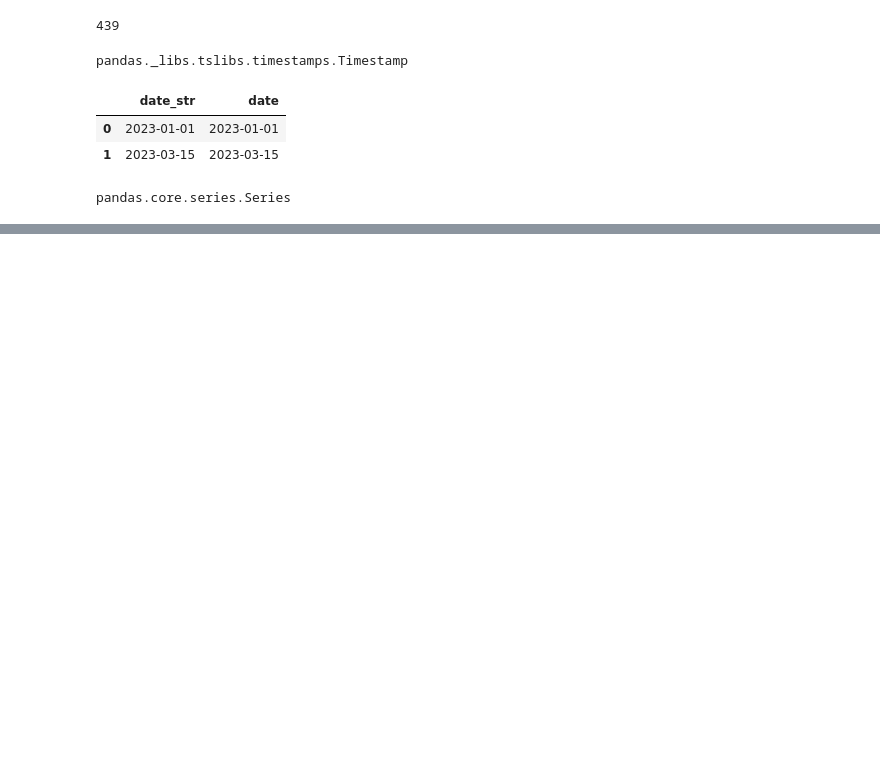
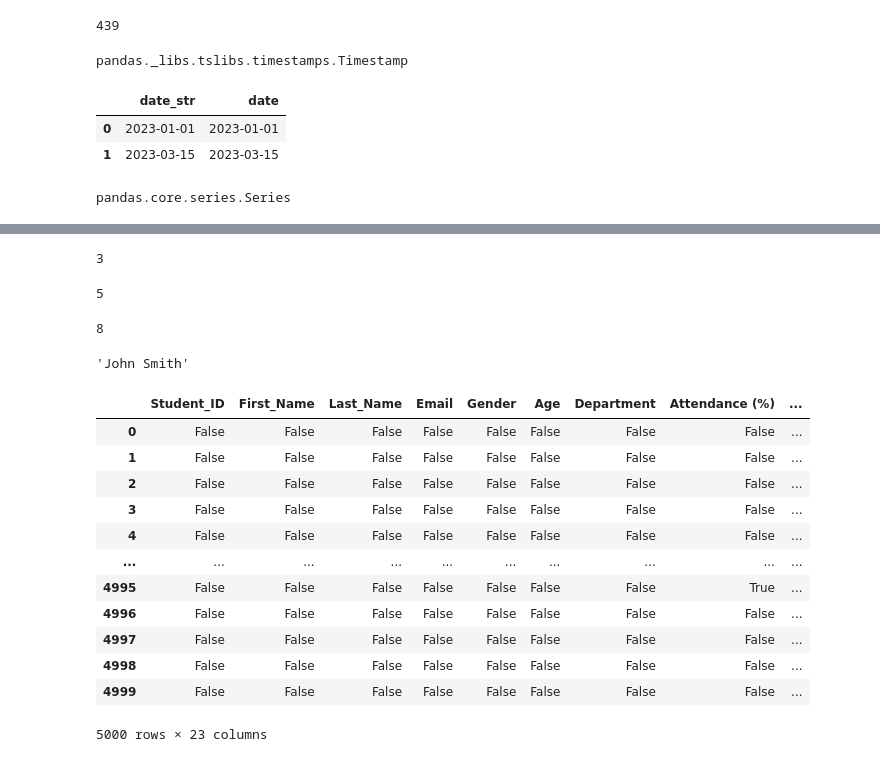
Before and after one commit to tingly-amua/pandas, a Jupyter notebook: pandas-Mwikali.ipynb, the cells around one changed output, grey strips where cells are left out. Cells and saved outputs as stored; diff of their text form; code cells hidden in the pictures; blank space fills up the shorter version.

```diff
--- a/pandas-Mwikali.ipynb
+++ b/pandas-Mwikali.ipynb
@@ -464,0 +533,29 @@ pandas.core.series.Series
+# %%
+sum_of_two_numbers = lambda x,y,z: x+y+z
+result = sum_of_two_numbers(1,1,1)
+result
+# %% [output]
+3
+# %%
+
+division_function = lambda L: L//11
+result = division_function(55)
+result
+# %% [output]
+5
+# %%
+#find the maximum of three numbers
+max_number = lambda x,y,z: max(x,y,z)
+result = max_number(1,5,8)
+result
+# %% [output]
+8
+# %%
+#lambda function to concatenate two strings
+# A = John
+# B= Smith
+concatenate_strings = lambda x,y: x+ " " +y
+result = concatenate_strings("John", "Smith")
+result
+# %% [output]
+'John Smith'
@@ -464,0 +566,16 @@ pandas.core.series.Series
+# %%
+df.isnull() #method that returns the same dataframe in the same shape with true for missing values and false for nonmissing
+# %% [output]
+|  | Student_ID | First_Name | Last_Name | Email | Gender | Age | Department | Attendance (%) | ... |
+| 0 | False | False | False | False | False | False | False | False | ... |
+| 1 | False | False | False | False | False | False | False | False | ... |
+| 2 | False | False | False | False | False | False | False | False | ... |
+| 3 | False | False | False | False | False | False | False | False | ... |
+| 4 | False | False | False | False | False | False | False | False | ... |
+| ... | ... | ... | ... | ... | ... | ... | ... | ... | ... |
+| 4995 | False | False | False | False | False | False | False | True | ... |
+| 4996 | False | False | False | False | False | False | False | False | ... |
+| 4997 | False | False | False | False | False | False | False | False | ... |
+| 4998 | False | False | False | False | False | False | False | False | ... |
+| 4999 | False | False | False | False | False | False | False | False | ... |
+5000 rows × 23 columns
```
Also changed, not shown: parts of 25 cells of this notebook, 1 other file.
